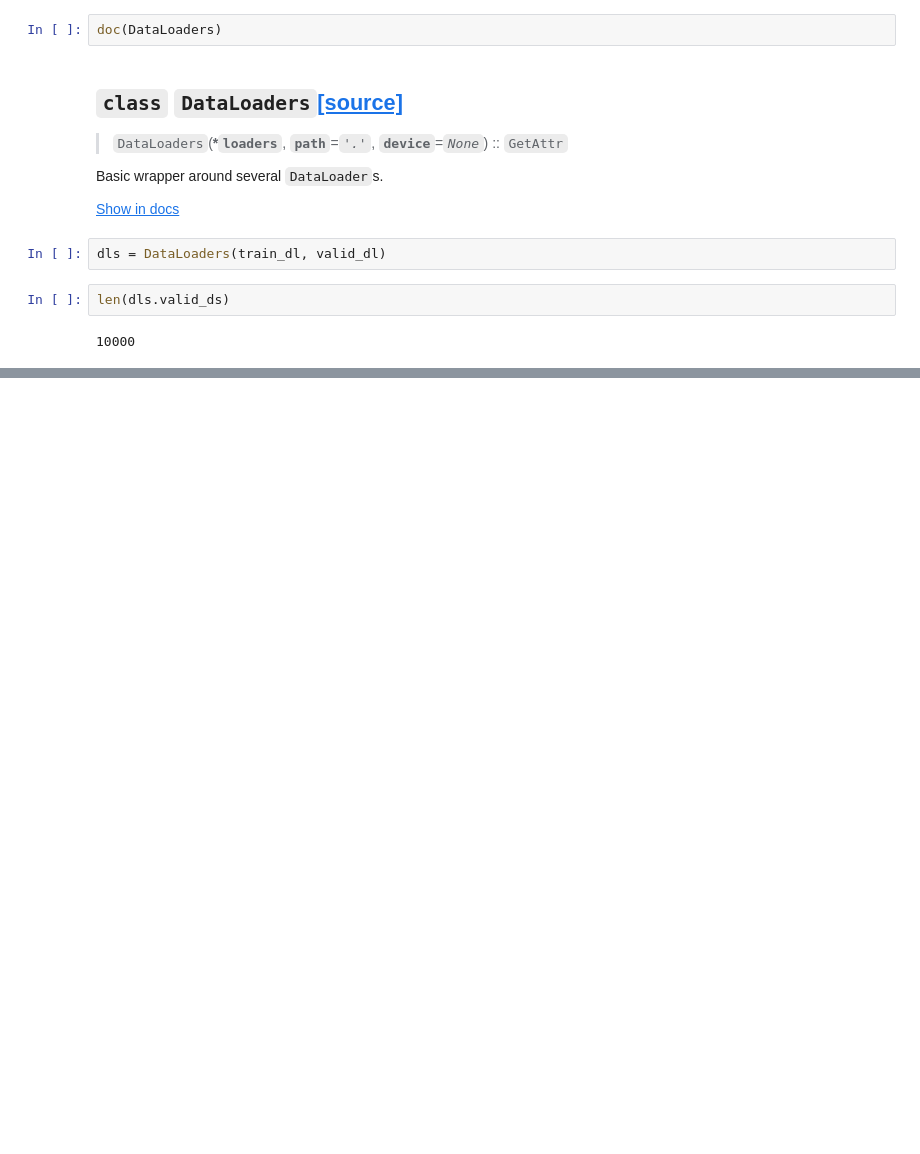
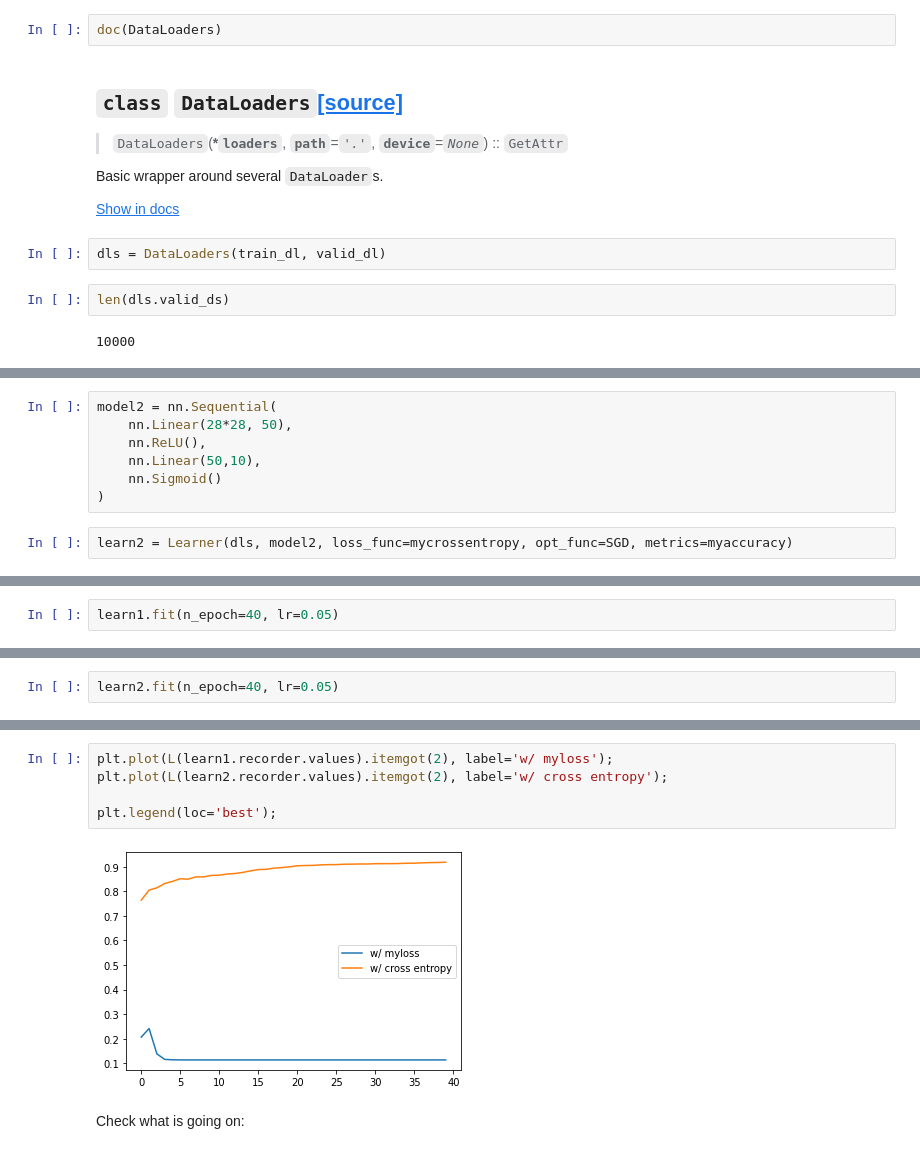
Before and after one commit to francescolosterzo/fastbook, a Jupyter notebook: exercises/mnist_full.ipynb, the cells around one changed output, grey strips where cells are left out. Drawn from its saved outputs; the diff is of its cells as text; blank space fills up the shorter version.

Commit message:
full model

```diff
--- a/exercises/mnist_full.ipynb
+++ b/exercises/mnist_full.ipynb
@@ -269,0 +347,9 @@ learn = Learner(dls, model, loss_func=myloss, opt_func=SGD, metric=mymetric)
+# %%
+model2 = nn.Sequential(
+    nn.Linear(28*28, 50),
+    nn.ReLU(),
+    nn.Linear(50,10),
+    nn.Sigmoid()
+)
+# %%
+learn2 = Learner(dls, model2, loss_func=mycrossentropy, opt_func=SGD, metrics=myaccuracy)
@@ -269,0 +396,2 @@ learn = Learner(dls, model, loss_func=myloss, opt_func=SGD, metric=mymetric)
+# %%
+learn1.fit(n_epoch=40, lr=0.05)
@@ -269,0 +416,2 @@ learn = Learner(dls, model, loss_func=myloss, opt_func=SGD, metric=mymetric)
+# %%
+learn2.fit(n_epoch=40, lr=0.05)
@@ -269,0 +436,9 @@ learn = Learner(dls, model, loss_func=myloss, opt_func=SGD, metric=mymetric)
+# %%
+plt.plot(L(learn1.recorder.values).itemgot(2), label='w/ myloss');
+plt.plot(L(learn2.recorder.values).itemgot(2), label='w/ cross entropy');
+
+plt.legend(loc='best');
+# %% [output]
+[figure, added]
+# %% [markdown]
+Check what is going on:
```
Also changed, not shown: parts of 42 cells of this notebook.
